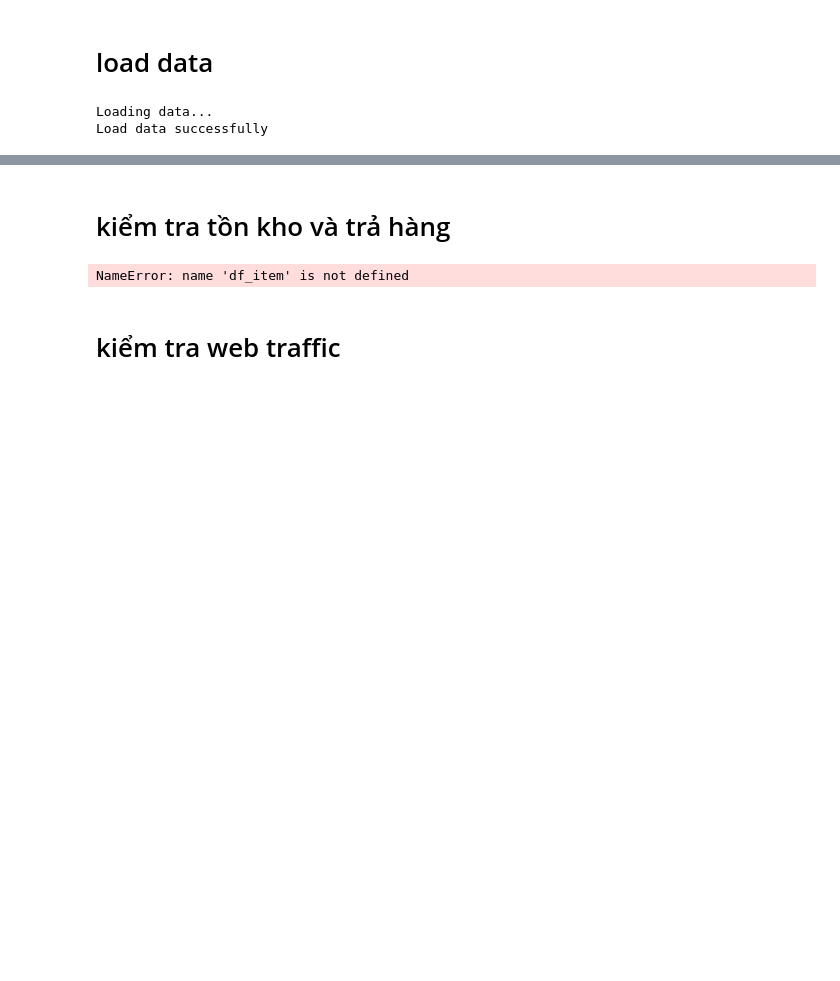
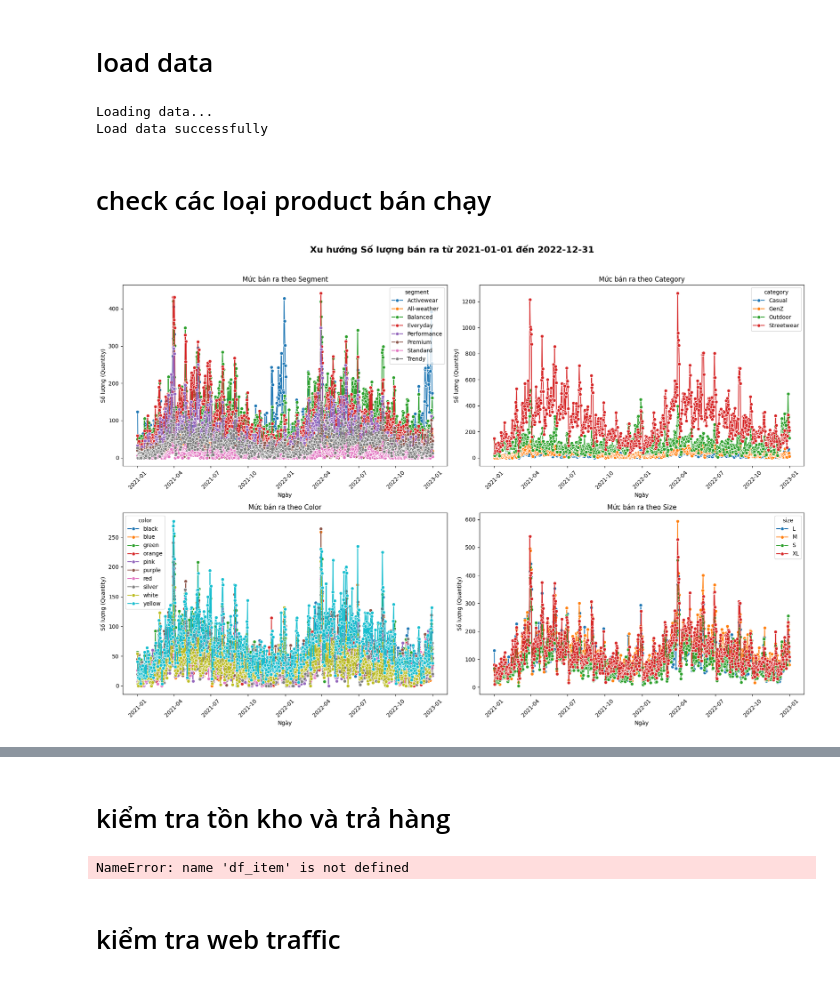
Before and after one commit to tuongvii2327/TayThanh_Datathon_2026, a Jupyter notebook: notebooks/temp.ipynb, the cells around one changed output, grey strips where cells are left out. Saved outputs shown, nothing was run; the diff lists cells and outputs as text; code cells hidden in the pictures; blank space fills up the shorter version.

```diff
--- a/notebooks/temp.ipynb
+++ b/notebooks/temp.ipynb
@@ -43,3 +43,73 @@ print("Load data successfully")
 # %% [output]
 Loading data...
 Load data successfully
+# %% [markdown]
+# check các loại product bán chạy
+# %%
+import pandas as pd
+import matplotlib.pyplot as plt
+import seaborn as sns
+
+# Giả sử dataframe của bạn tên là df
+# Đảm bảo cột order_date đã là kiểu datetime (nếu chưa thì chạy lệnh: df['order_date'] = pd.to_datetime(df['order_date']))
+
+def plot_sales_grid(df, start_date, end_date):
+    # 1. Lọc dữ liệu theo khoảng thời gian bạn nhập
+    mask = (df['order_date'] >= start_date) & (df['order_date'] <= end_date)
+    filtered_df = df.loc[mask].copy()
+
+    # Tạo một cột chỉ chứa Ngày (bỏ phần giờ/phút) để dễ nhóm dữ liệu
+    filtered_df['date_only'] = filtered_df['order_date'].dt.date
+
+    # 2. Tạo Figure và Axes cho lưới 2x2 (4 biểu đồ)
+    fig, axes = plt.subplots(nrows=2, ncols=2, figsize=(18, 12))
+    fig.suptitle(f'Xu hướng Số lượng bán ra từ {start_date} đến {end_date}', fontsize=16, fontweight='bold', y=1.02)
+
+    # --- Biểu đồ 1: Theo Segment ---
+    # Nhóm theo Ngày và Segment -> Tính tổng quantity
+    segment_df = filtered_df.groupby(['date_only', 'segment'])['quantity'].sum().reset_index()
+    sns.lineplot(data=segment_df, x='date_only', y='quantity', hue='segment', ax=axes[0, 0], marker='o')
+    axes[0, 0].set_title('Mức bán ra theo Segment')
+    axes[0, 0].set_xlabel('Ngày')
+    axes[0, 0].set_ylabel('Số lượng (Quantity)')
+    axes[0, 0].tick_params(axis='x', rotation=45)
+
+    # --- Biểu đồ 2: Theo Category ---
+    category_df = filtered_df.groupby(['date_only', 'category'])['quantity'].sum().reset_index()
+    sns.lineplot(data=category_df, x='date_only', y='quantity', hue='category', ax=axes[0, 1], marker='o')
+    axes[0, 1].set_title('Mức bán ra theo Category')
+    axes[0, 1].set_xlabel('Ngày')
+    axes[0, 1].set_ylabel('Số lượng (Quantity)')
+    axes[0, 1].tick_params(axis='x', rotation=45)
+
+    # --- Biểu đồ 3: Theo Color ---
+    color_df = filtered_df.groupby(['date_only', 'color'])['quantity'].sum().reset_index()
+    sns.lineplot(data=color_df, x='date_only', y='quantity', hue='color', ax=axes[1, 0], marker='o')
+    axes[1, 0].set_title('Mức bán ra theo Color')
+    axes[1, 0].set_xlabel('Ngày')
+    axes[1, 0].set_ylabel('Số lượng (Quantity)')
+    axes[1, 0].tick_params(axis='x', rotation=45)
+
+    # --- Biểu đồ 4: Theo Size ---
+    size_df = filtered_df.groupby(['date_only', 'size'])['quantity'].sum().reset_index()
+    sns.lineplot(data=size_df, x='date_only', y='quantity', hue='size', ax=axes[1, 1], marker='o')
+    axes[1, 1].set_title('Mức bán ra theo Size')
+    axes[1, 1].set_xlabel('Ngày')
+    axes[1, 1].set_ylabel('Số lượng (Quantity)')
+    axes[1, 1].tick_params(axis='x', rotation=45)
+
+    # Điều chỉnh khoảng cách giữa các biểu đồ cho gọn gàng
+    plt.tight_layout()
+    plt.show()
+
+# ==========================================
+# CÁCH SỬ DỤNG
+# ==========================================
+# Nhập 2 biến thời gian của bạn vào đây (định dạng YYYY-MM-DD)
+start_date_input = '2021-01-01'
+end_date_input = '2022-12-31'
+
+# Gọi hàm
+plot_sales_grid(df_order_items, start_date_input, end_date_input)
+# %% [output]
+[figure, added]
```
Also changed, not shown: parts of 4 cells of this notebook, 2 other files.
